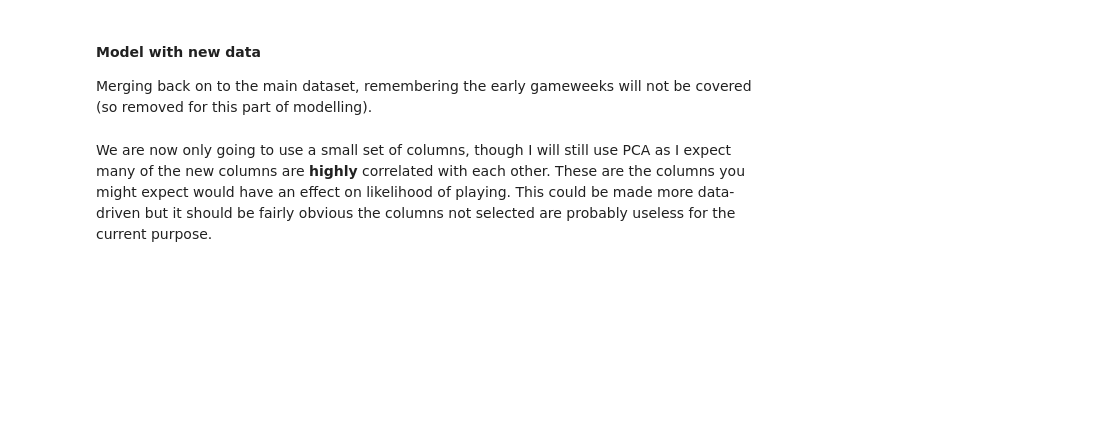
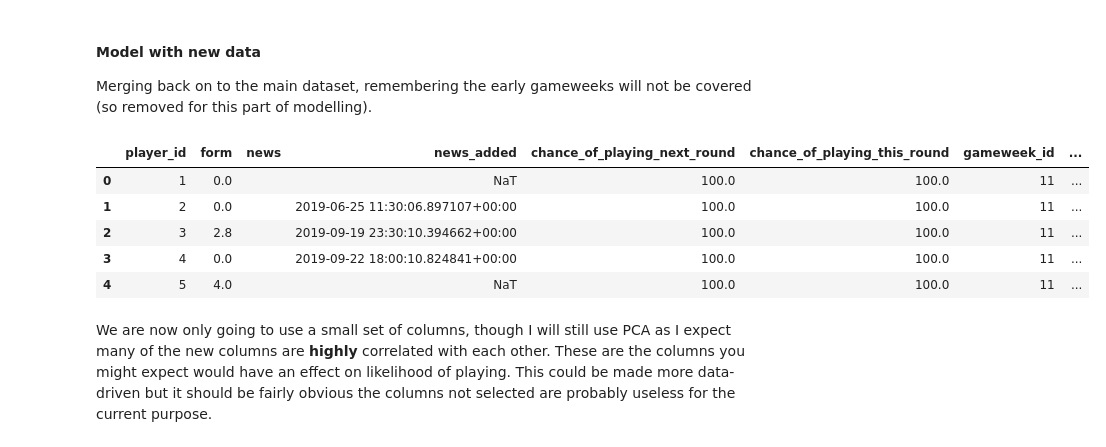
Before and after one commit to Hazzais/fantasy_premier_league, a Jupyter notebook: modelling/modelling_1_player_plays.ipynb, the cells around one changed output. Cells and saved outputs as stored; diff of their text form; code cells hidden in the pictures; blank space fills up the shorter version.

```diff
--- a/modelling/modelling_1_player_plays.ipynb
+++ b/modelling/modelling_1_player_plays.ipynb
@@ -32,6 +32,9 @@ warnings.filterwarnings(action='ignore', category=DataConversionWarning)
 pd.options.display.max_columns = None
 
 data = pd.read_csv('./data/model_data.csv')
+
+# TODO: drop this unwanted column in exploratory notebook
+data.drop(columns=['team_goals_conceded'], inplace=True)
 # %% [markdown]
 ## Predicting whether a player will play
 The first model is a simple classification of whether a player is likely to play. I will train on a training set a couple of different models with different hyperparameters, and compare using the results of the validation set.
@@ -53,7 +56,8 @@ For the validation, it is necessary to split players into different train, valid
 # %%
 player_ids = np.unique(data_all.player_id)
 
-player_ids_use, player_ids_test = train_test_split(player_ids, test_size=0.2)
+player_ids_use, player_ids_test = train_test_split(player_ids, test_size=0.2,
+                                                  random_state=31)
 
 data_use = data_all.loc[data_all.player_id.isin(player_ids_use)]
 data_test = data_all.loc[data_all.player_id.isin(player_ids_test)]
@@ -530,4 +534,13 @@ knee injury
 # %% [markdown]
 #### Model with new data
 Merging back on to the main dataset, remembering the early gameweeks will not be covered (so removed for this part of modelling).
+# %%
+gw_specific_data.head()
+# %% [output]
+|  | player_id | form | news | news_added | chance_of_playing_next_round | chance_of_playing_this_round | gameweek_id | ... |
+| 0 | 1 | 0.0 |  | NaT | 100.0 | 100.0 | 11 | ... |
+| 1 | 2 | 0.0 |  | 2019-06-25 11:30:06.897107+00:00 | 100.0 | 100.0 | 11 | ... |
+| 2 | 3 | 2.8 |  | 2019-09-19 23:30:10.394662+00:00 | 100.0 | 100.0 | 11 | ... |
+| 3 | 4 | 0.0 |  | 2019-09-22 18:00:10.824841+00:00 | 100.0 | 100.0 | 11 | ... |
+| 4 | 5 | 4.0 |  | NaT | 100.0 | 100.0 | 11 | ... |
 # %%
```
Also changed, not shown: parts of 12 cells of this notebook.
